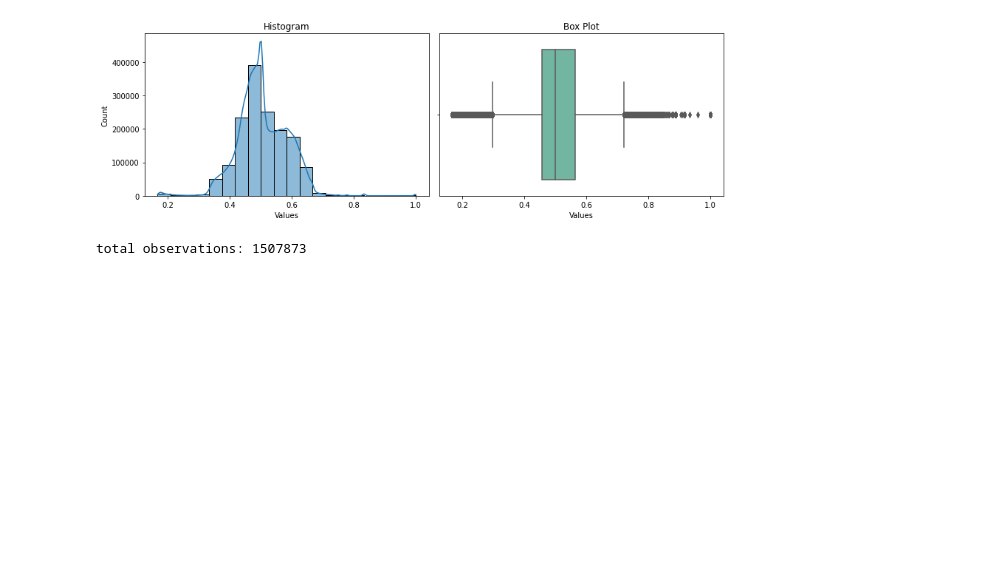
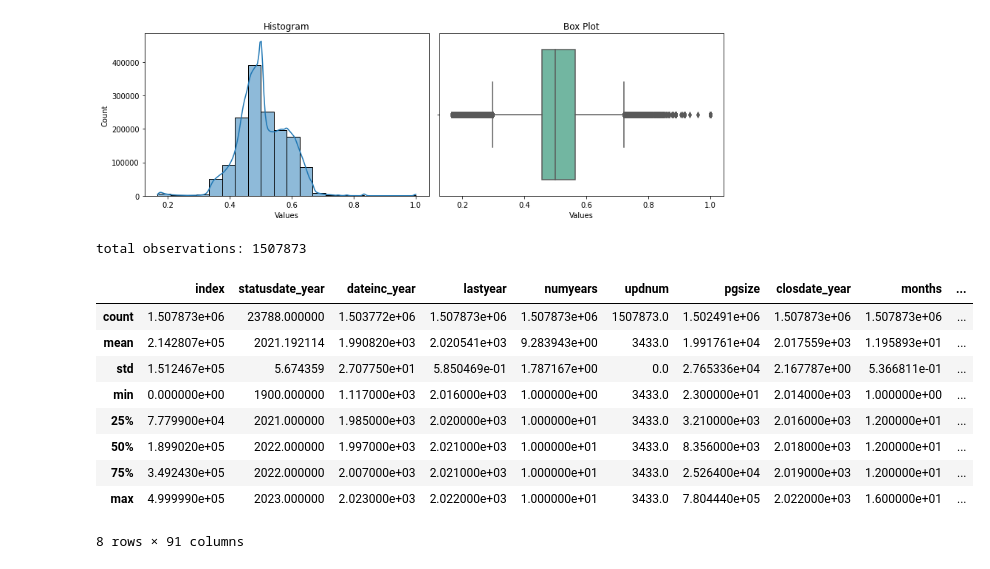
Before and after one commit to yanghang0918/Kununu_Review_Sentiment_Analysis, a Jupyter notebook: data/financial_data.ipynb, the cells around one changed output. Cells and saved outputs as stored; diff of their text form; code cells hidden in the pictures; blank space fills up the shorter version.

```diff
--- a/data/financial_data.ipynb
+++ b/data/financial_data.ipynb
@@ -345,3 +345,16 @@ total observations: 1507873
 # %%
 reviews = pd.read_csv("reviews.csv")
 unique_company_IDs_20K = reviews['company_uuid'].unique()
+# %%
+findata_clean_b.describe()
+# %% [output]
+|  | index | statusdate_year | dateinc_year | lastyear | numyears | updnum | pgsize | closdate_year | months | ... |
+| count | 1.507873e+06 | 23788.000000 | 1.503772e+06 | 1.507873e+06 | 1.507873e+06 | 1507873.0 | 1.502491e+06 | 1.507873e+06 | 1.507873e+06 | ... |
+| mean | 2.142807e+05 | 2021.192114 | 1.990820e+03 | 2.020541e+03 | 9.283943e+00 | 3433.0 | 1.991761e+04 | 2.017559e+03 | 1.195893e+01 | ... |
+| std | 1.512467e+05 | 5.674359 | 2.707750e+01 | 5.850469e-01 | 1.787167e+00 | 0.0 | 2.765336e+04 | 2.167787e+00 | 5.366811e-01 | ... |
+| min | 0.000000e+00 | 1900.000000 | 1.117000e+03 | 2.016000e+03 | 1.000000e+00 | 3433.0 | 2.300000e+01 | 2.014000e+03 | 1.000000e+00 | ... |
+| 25% | 7.779900e+04 | 2021.000000 | 1.985000e+03 | 2.020000e+03 | 1.000000e+01 | 3433.0 | 3.210000e+03 | 2.016000e+03 | 1.200000e+01 | ... |
+| 50% | 1.899020e+05 | 2022.000000 | 1.997000e+03 | 2.021000e+03 | 1.000000e+01 | 3433.0 | 8.356000e+03 | 2.018000e+03 | 1.200000e+01 | ... |
+| 75% | 3.492430e+05 | 2022.000000 | 2.007000e+03 | 2.021000e+03 | 1.000000e+01 | 3433.0 | 2.526400e+04 | 2.019000e+03 | 1.200000e+01 | ... |
+| max | 4.999990e+05 | 2023.000000 | 2.023000e+03 | 2.022000e+03 | 1.000000e+01 | 3433.0 | 7.804440e+05 | 2.022000e+03 | 1.600000e+01 | ... |
+8 rows × 91 columns
```
Also changed, not shown: parts of 2 cells of this notebook, 1 other file.
